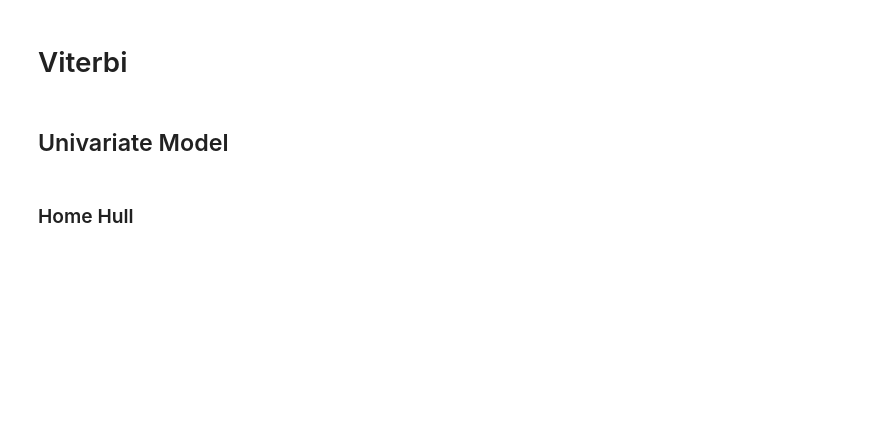
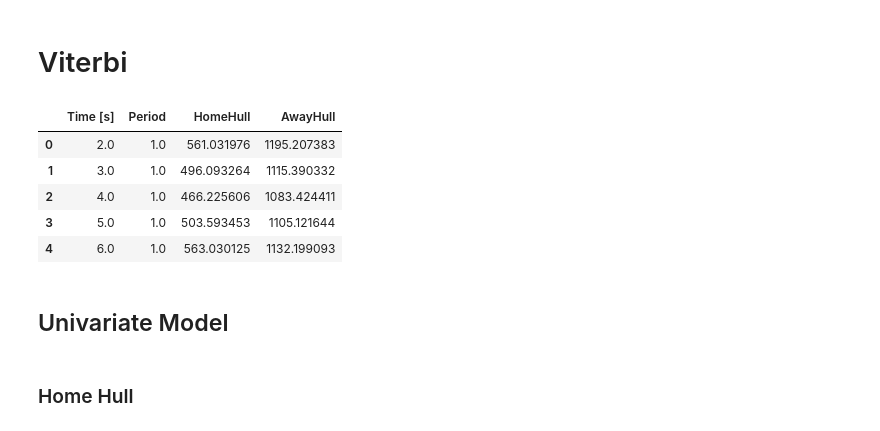
Before and after one commit to ValentinisAlessio/PML_exam, a Jupyter notebook: hmmpyro_tests/Viterbi.ipynb, the cells around one changed output. Saved outputs shown, nothing was run; the diff lists cells and outputs as text; code cells hidden in the pictures; blank space fills up the shorter version.

```diff
--- a/hmmpyro_tests/Viterbi.ipynb
+++ b/hmmpyro_tests/Viterbi.ipynb
@@ -11,6 +11,14 @@ import seaborn as sns
 # %%
 data = pd.read_csv("../data/hulls_df_compact_matchday1.csv")
 data = data.dropna()
+data.head()
+# %% [output]
+|  | Time [s] | Period | HomeHull | AwayHull |
+| 0 | 2.0 | 1.0 | 561.031976 | 1195.207383 |
+| 1 | 3.0 | 1.0 | 496.093264 | 1115.390332 |
+| 2 | 4.0 | 1.0 | 466.225606 | 1083.424411 |
+| 3 | 5.0 | 1.0 | 503.593453 | 1105.121644 |
+| 4 | 6.0 | 1.0 | 563.030125 | 1132.199093 |
 # %% [markdown]
 ## Univariate Model
 # %%
```
Also changed, not shown: parts of 5 cells of this notebook, 4 other files.
